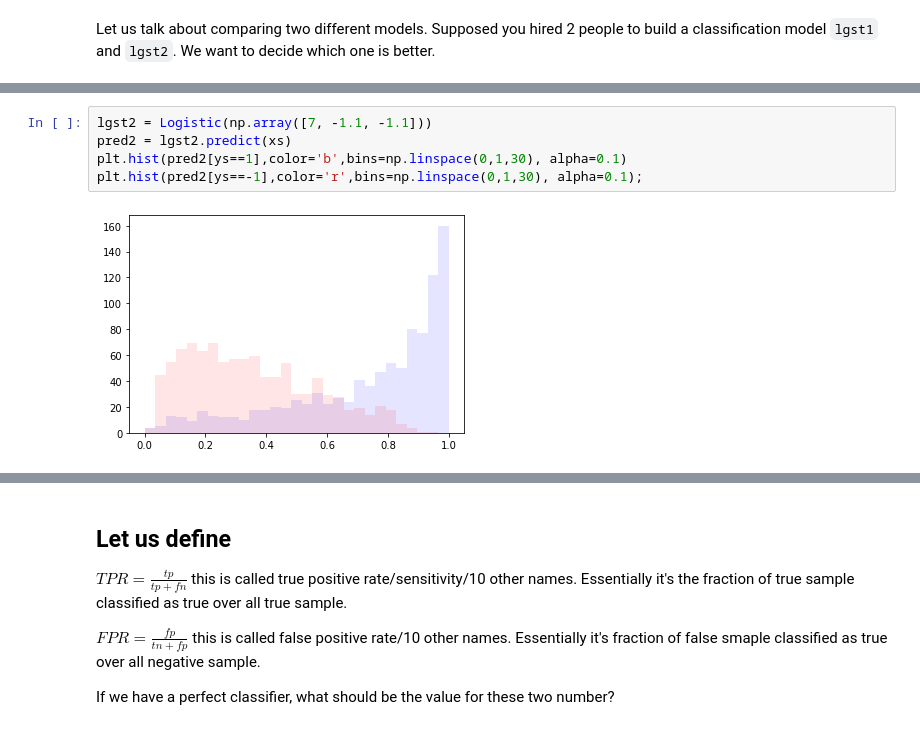
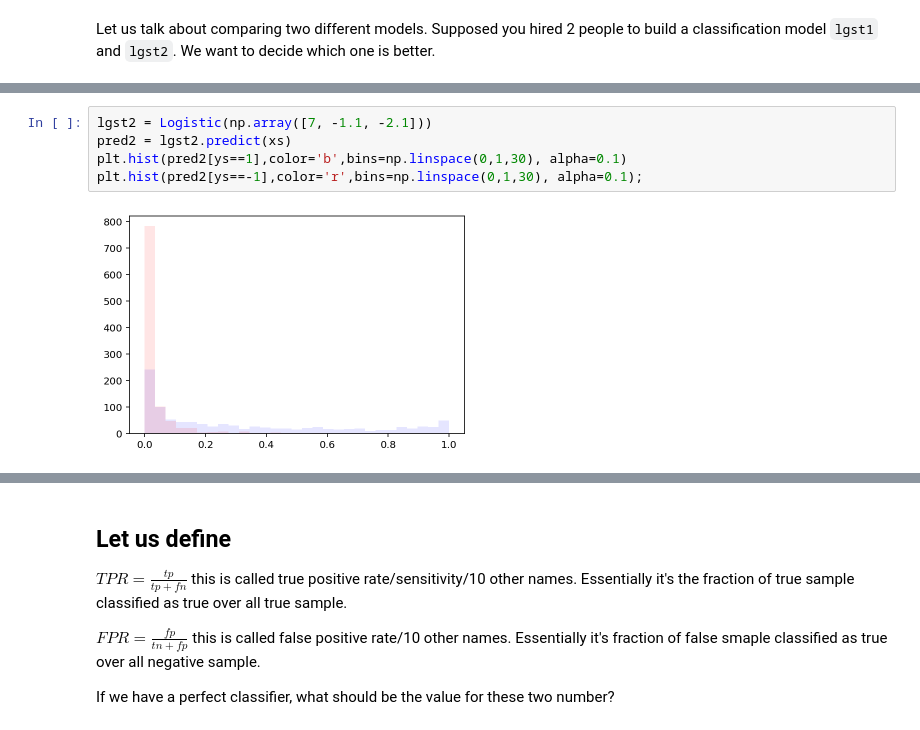
Before and after one commit to muic-pattern-rekt-2018/Exercise04, a Jupyter notebook: Exercise 4 Picking a Cut ROC and Multiclass Problem.ipynb, the cells around one changed output, grey strips where cells are left out. Drawn from its saved outputs; the diff is of its cells as text.

```diff
--- a/Exercise 4 Picking a Cut ROC and Multiclass Problem.ipynb
+++ b/Exercise 4 Picking a Cut ROC and Multiclass Problem.ipynb
@@ -209,7 +209,7 @@ plt.hist(pred1[ys==-1],color='r',bins=np.linspace(0,1,30), alpha=0.1);
 # %%
-lgst2 = Logistic(np.array([7, -1.1, -1.1]))
+lgst2 = Logistic(np.array([7, -1.1, -2.1]))
 pred2 = lgst2.predict(xs)
 plt.hist(pred2[ys==1],color='b',bins=np.linspace(0,1,30), alpha=0.1)
 plt.hist(pred2[ys==-1],color='r',bins=np.linspace(0,1,30), alpha=0.1);
 # %% [output]
-[figure, old version]
+[figure, new version]
```
Also changed, not shown: parts of 3 cells of this notebook.
